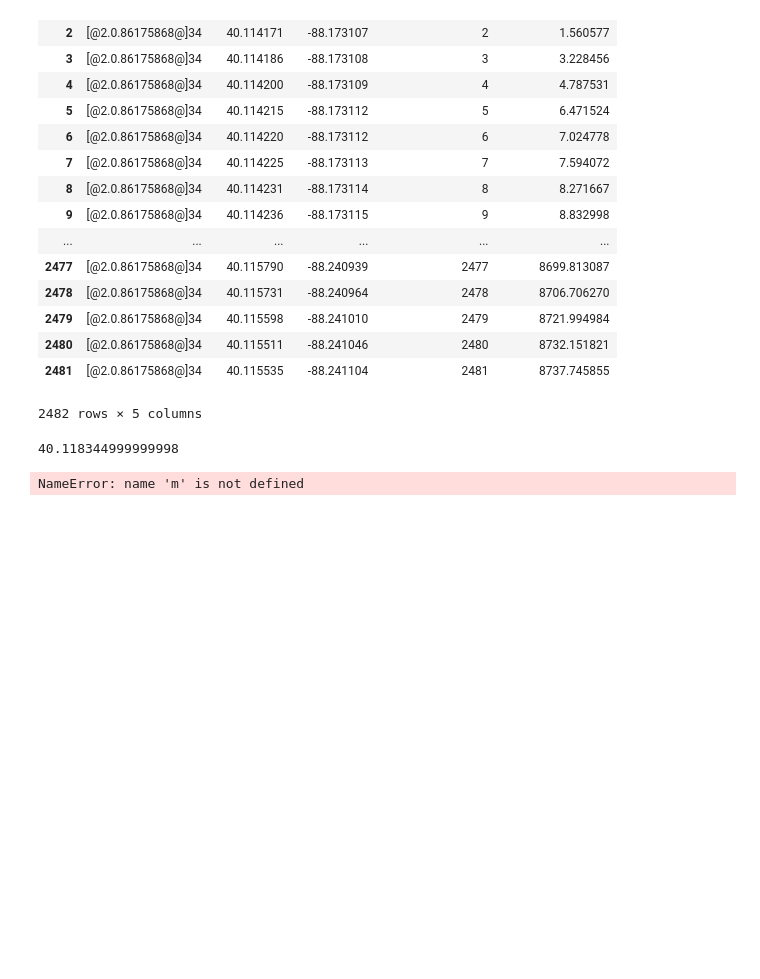
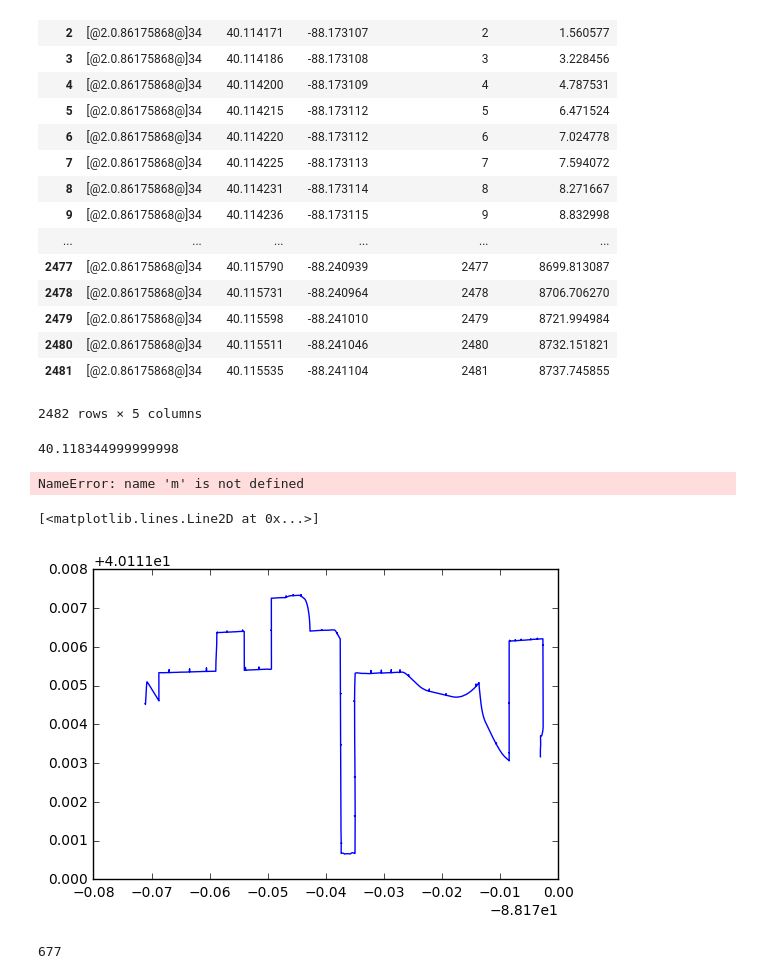
Before and after one commit to UIUC-iSchool-DataViz/project-spring2017, a Jupyter notebook: part1/part1.ipynb, the cells around one changed output. Drawn from its saved outputs; the diff is of its cells as text; code cells hidden in the pictures; blank space fills up the shorter version.

```diff
--- a/part1/part1.ipynb
+++ b/part1/part1.ipynb
@@ -136,3 +133,12 @@ plt.scatter(*m(shape1["shape_pt_lon"], shape1["shape_pt_lat"]))
 plt.show()
 # %% [output]
 NameError: name 'm' is not defined
+# %%
+plt.plot(shape1.shape_pt_lon, shape1.shape_pt_lat)
+# %% [output]
+[<matplotlib.lines.Line2D at 0x...>]
+[figure, added]
+# %%
+len(shapes.shape_id.unique())
+# %% [output]
+677
```
Also changed, not shown: parts of 10 cells of this notebook, 13 other files.
